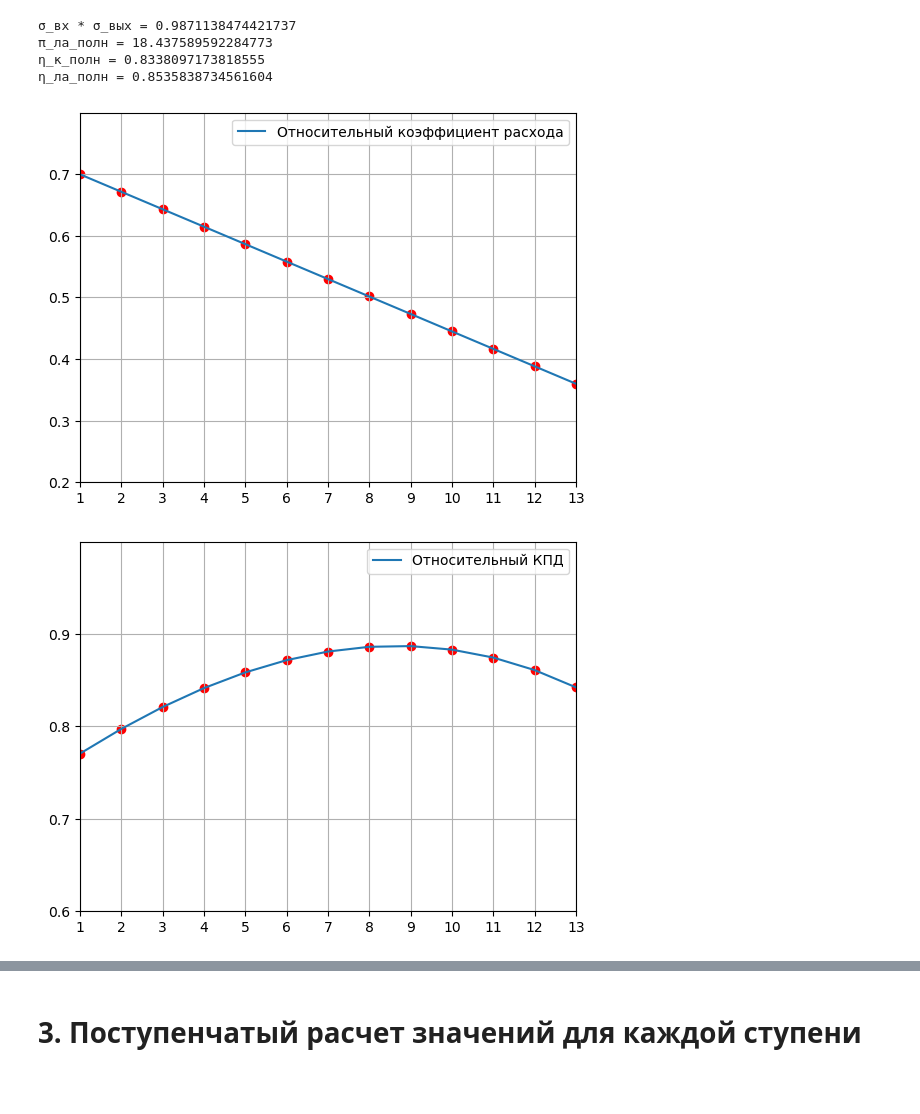
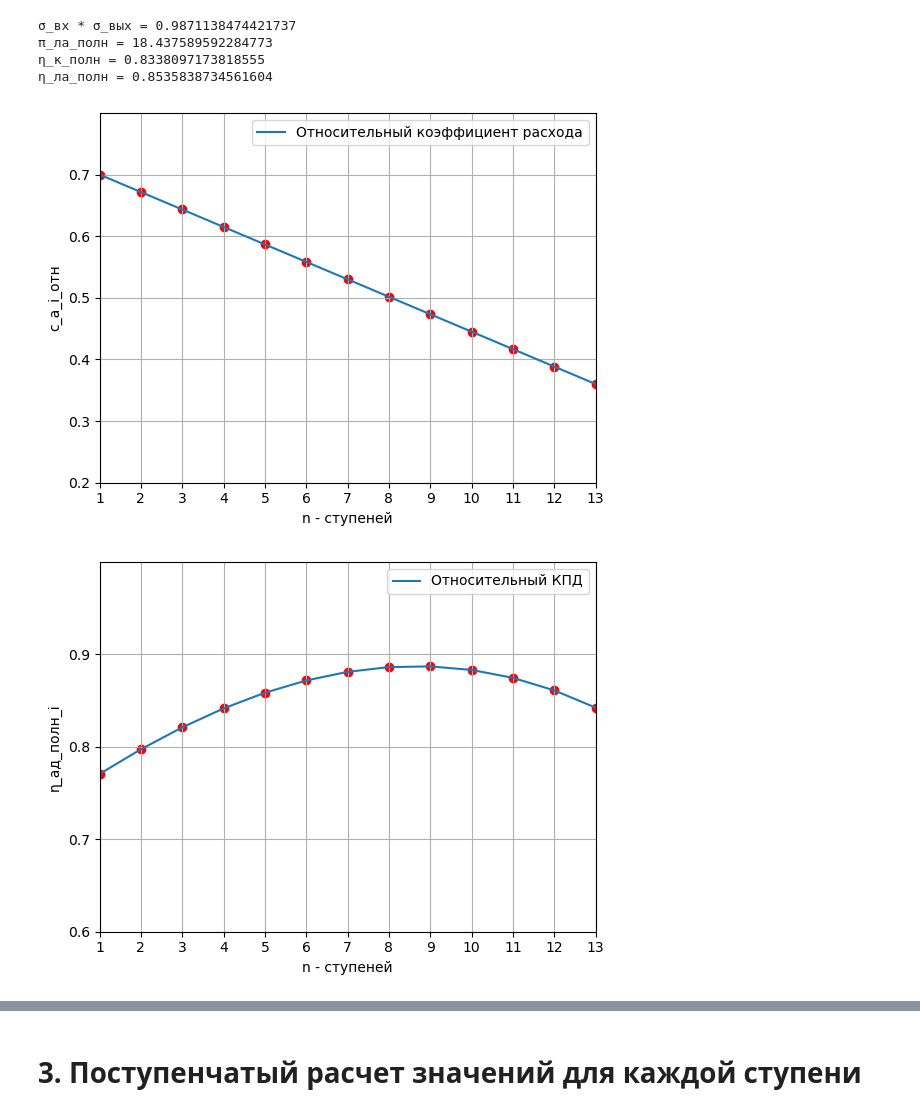
Before and after one commit to mikiway902/Compressor_Kurs, a Jupyter notebook: main.ipynb, the cells around one changed output, grey strips where cells are left out. Drawn from its saved outputs; the diff is of its cells as text; code cells hidden in the pictures; blank space fills up the shorter version.

```diff
--- a/main.ipynb
+++ b/main.ipynb
@@ -175,7 +177,7 @@ def find_nearest(c_a_отн, x_line, y_line):
         y_result.append(y_line[index])  # Добавляем соответствующее значение y_line в результат
     return np.array(x_result), np.array(y_result)
 
-def plot_results(x, y, label_name):
+def plot_results(x, y, label_name, y_name):
     ylim_min = math.floor(min(y)*10)/10-0.1
     ylim_max = math.ceil(max(y)*10)/10+0.1
     plt.plot(x, y, label=label_name)
@@ -184,6 +186,8 @@ def plot_results(x, y, label_name):
     plt.ylim(ylim_min, ylim_max)
     plt.xticks(np.arange(1, max(x)+1, 1))
     plt.yticks(np.arange(ylim_min, ylim_max, 0.1))
+    plt.xlabel("n - ступеней")
+    plt.ylabel(y_name)
     plt.grid(True) # Добавление сетки
     plt.legend()
     plt.show()
@@ -488,15 +501,15 @@ Hт_x_i_отн, Hт_i_отн = find_nearest(c_a_i_отн, Hт_x_line, Hт_y_line
 # %%
 R_ср1_list = np.linspace(R_ср1, R_ср1, N)  # Создаем массив из N элементов, все равные R_ср1
 Kh_i = np.concatenate([
     np.linspace(0.99, 0.94, 6),
     np.full((N-6), 0.94)
 ])
 
-plot_results(N_list, c_a_i_отн, "Относительный коэффициент расхода")
-plot_results(N_list, η_ад_полн_i, "Относительный КПД")
-plot_results(N_list, Hт_i_отн, "Относительный теоретический напор")
-plot_results(N_list, R_ср1_list, "Степень реактивности")
-plot_results(N_list, Kh_i, "Поправочный коэффициент")
+plot_results(N_list, c_a_i_отн, "Относительный коэффициент расхода", "c_a_i_отн")
+plot_results(N_list, η_ад_полн_i, "Относительный КПД", "η_ад_полн_i")
+plot_results(N_list, Hт_i_отн, "Относительный теоретический напор", "Hт_i_отн")
+plot_results(N_list, R_ср1_list, "Степень реактивности", "R_ср1_i")
+plot_results(N_list, Kh_i, "Поправочный коэффициент", "Kh_i")
 # %% [output]
-[figure, old version]
+[figure, new version]
-[figure, old version]
+[figure, new version]
```
Also changed, not shown: parts of 13 cells of this notebook, 2 other files.
